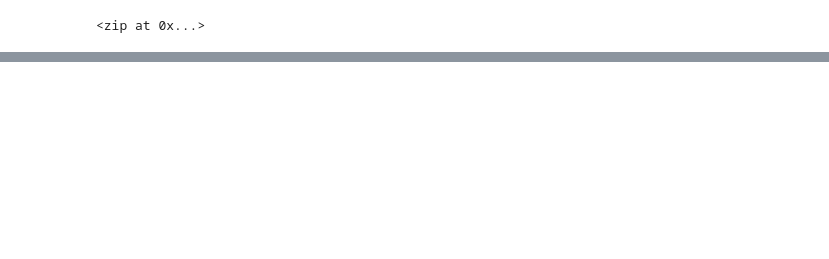
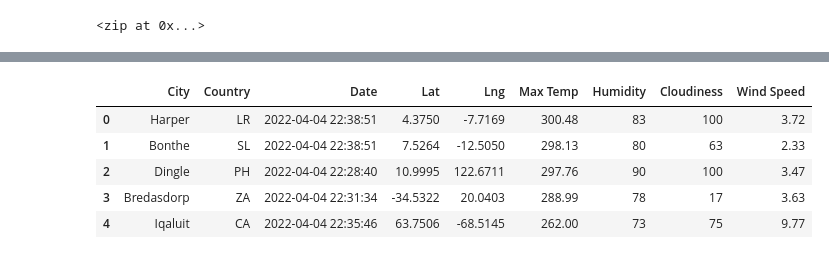
Before and after one commit to UserVida/World_Weather_Analysis, a Jupyter notebook: WeatherPy.ipynb, the cells around one changed output, grey strips where cells are left out. Drawn from its saved outputs; the diff is of its cells as text; code cells hidden in the pictures; blank space fills up the shorter version.

```diff
--- a/WeatherPy.ipynb
+++ b/WeatherPy.ipynb
@@ -32,0 +149,11 @@ len(cities)
+# %%
+new_column_order = ["City", "Country", "Date", "Lat", "Lng", "Max Temp", "Humidity", "Cloudiness", "Wind Speed"]
+city_data_df = city_data_df[new_column_order]
+city_data_df.head()
+# %% [output]
+|  | City | Country | Date | Lat | Lng | Max Temp | Humidity | Cloudiness | Wind Speed |
+| 0 | Harper | LR | 2022-04-04 22:38:51 | 4.3750 | -7.7169 | 300.48 | 83 | 100 | 3.72 |
+| 1 | Bonthe | SL | 2022-04-04 22:38:51 | 7.5264 | -12.5050 | 298.13 | 80 | 63 | 2.33 |
+| 2 | Dingle | PH | 2022-04-04 22:28:40 | 10.9995 | 122.6711 | 297.76 | 90 | 100 | 3.47 |
+| 3 | Bredasdorp | ZA | 2022-04-04 22:31:34 | -34.5322 | 20.0403 | 288.99 | 78 | 17 | 3.63 |
+| 4 | Iqaluit | CA | 2022-04-04 22:35:46 | 63.7506 | -68.5145 | 262.00 | 73 | 75 | 9.77 |
```
Also changed, not shown: parts of 8 cells of this notebook, 1 other file.
